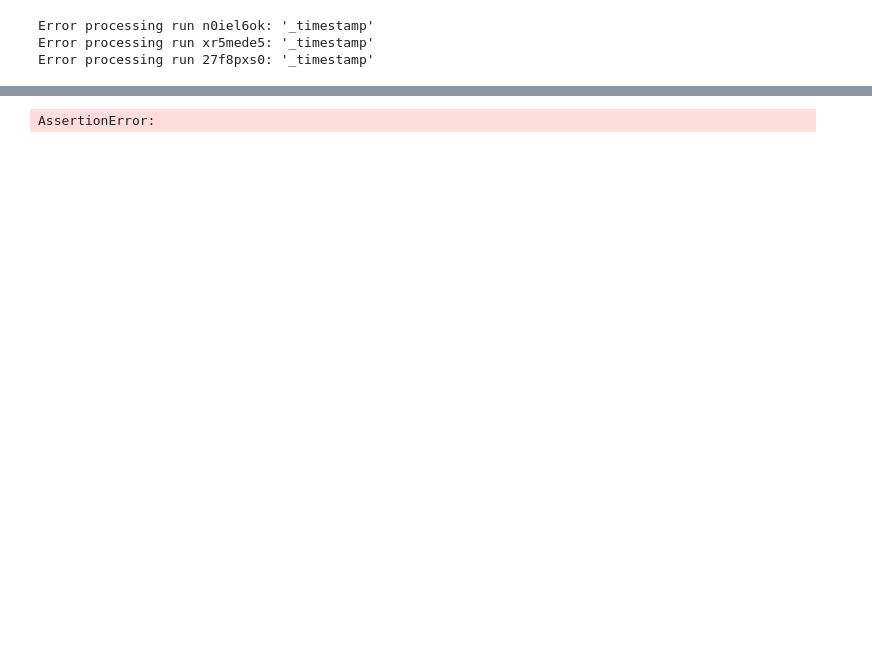
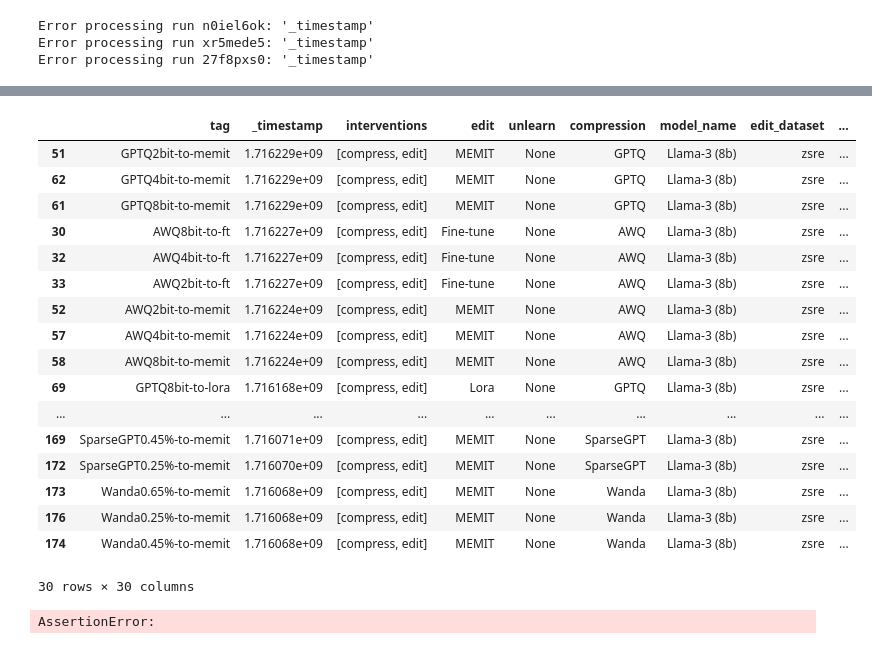
Before and after one commit to hartvigsen-group/composable-interventions, a Jupyter notebook: notebooks/tables.ipynb, the cells around one changed output, grey strips where cells are left out. Cells and saved outputs as stored; diff of their text form; code cells hidden in the pictures; blank space fills up the shorter version.

```diff
--- a/notebooks/tables.ipynb
+++ b/notebooks/tables.ipynb
@@ -140,29 +211,48 @@ all_runs_df_deduplicated[all_runs_df_deduplicated["compression"] == "SparseGPT"]
 # %%
 data = all_runs_df_deduplicated
 # print(data["interventions"])
 # Select rows where the "interventions" column is exactly ["edit"]
 temp = data[data["interventions"].apply(lambda x: x == ["edit", "compress"])]
 
 categories = {
     "No Intervention": data[data["interventions"].apply(lambda x: x == [])].copy(),
     "Editing": data[data["interventions"].apply(lambda x: x == ["edit"])].copy(),
     "Compression": data[data["interventions"].apply(lambda x: x == ["compress"])].copy(),
     "Edit to Compression": data[data["interventions"].apply(lambda x: x == ["edit", "compress"])].copy(),
     "Compression to Edit": data[data["interventions"].apply(lambda x: x == ["compress", "edit"])].copy(),
     "Unlearn": data[data["interventions"].apply(lambda x: x == ["unlearn"])].copy(),
     "Edit to Unlearn": data[data["interventions"].apply(lambda x: x == ["edit", "unlearn"])].copy(),
     "Unlearn to Edit": data[data["interventions"].apply(lambda x: x == ["unlearn", "edit"])].copy(),
     "Compress to Unlearn": data[data["interventions"].apply(lambda x: x == ["compress", "unlearn"])].copy(),
     "Unlearn to Compress": data[data["interventions"].apply(lambda x: x == ["unlearn", "compress"])].copy()
 }
 
-assert len(categories["No Intervention"]) == 1
-assert len(categories["Editing"]) == 2 # Should be 3
-assert len(categories["Compression"]) == 6
-assert len(categories["Compression"]) == 12 # Should be 18, 6 per
-categories["Edit to Compression"]
+assert len(categories["No Intervention"]) == 0 # Should be 1
+assert len(categories["Editing"]) == 3
+assert len(categories["Compression"]) == 12
+assert len(categories["Edit to Compression"]) == 32 # Should be 36 Missing LoRA Quant
+display(categories["Compression to Edit"])
+assert len(categories["Compression to Edit"]) == 0
 # %% [output]
+|  | tag | _timestamp | interventions | edit | unlearn | compression | model_name | edit_dataset | ... |
+| 51 | GPTQ2bit-to-memit | 1.716229e+09 | [compress, edit] | MEMIT | None | GPTQ | Llama-3 (8b) | zsre | ... |
+| 62 | GPTQ4bit-to-memit | 1.716229e+09 | [compress, edit] | MEMIT | None | GPTQ | Llama-3 (8b) | zsre | ... |
+| 61 | GPTQ8bit-to-memit | 1.716229e+09 | [compress, edit] | MEMIT | None | GPTQ | Llama-3 (8b) | zsre | ... |
+| 30 | AWQ8bit-to-ft | 1.716227e+09 | [compress, edit] | Fine-tune | None | AWQ | Llama-3 (8b) | zsre | ... |
+| 32 | AWQ4bit-to-ft | 1.716227e+09 | [compress, edit] | Fine-tune | None | AWQ | Llama-3 (8b) | zsre | ... |
+| 33 | AWQ2bit-to-ft | 1.716227e+09 | [compress, edit] | Fine-tune | None | AWQ | Llama-3 (8b) | zsre | ... |
+| 52 | AWQ2bit-to-memit | 1.716224e+09 | [compress, edit] | MEMIT | None | AWQ | Llama-3 (8b) | zsre | ... |
+| 57 | AWQ4bit-to-memit | 1.716224e+09 | [compress, edit] | MEMIT | None | AWQ | Llama-3 (8b) | zsre | ... |
+| 58 | AWQ8bit-to-memit | 1.716224e+09 | [compress, edit] | MEMIT | None | AWQ | Llama-3 (8b) | zsre | ... |
+| 69 | GPTQ8bit-to-lora | 1.716168e+09 | [compress, edit] | Lora | None | GPTQ | Llama-3 (8b) | zsre | ... |
+| ... | ... | ... | ... | ... | ... | ... | ... | ... | ... |
+| 169 | SparseGPT0.45%-to-memit | 1.716071e+09 | [compress, edit] | MEMIT | None | SparseGPT | Llama-3 (8b) | zsre | ... |
+| 172 | SparseGPT0.25%-to-memit | 1.716070e+09 | [compress, edit] | MEMIT | None | SparseGPT | Llama-3 (8b) | zsre | ... |
+| 173 | Wanda0.65%-to-memit | 1.716068e+09 | [compress, edit] | MEMIT | None | Wanda | Llama-3 (8b) | zsre | ... |
+| 176 | Wanda0.25%-to-memit | 1.716068e+09 | [compress, edit] | MEMIT | None | Wanda | Llama-3 (8b) | zsre | ... |
+| 174 | Wanda0.45%-to-memit | 1.716068e+09 | [compress, edit] | MEMIT | None | Wanda | Llama-3 (8b) | zsre | ... |
-AssertionError:
+30 rows × 30 columns
+AssertionError:
 # %%
 def format_flops(value):
     """ Format FLOPs with three significant figures and appropriate suffix. """
```
Also changed, not shown: parts of 7 cells of this notebook, 2 other files.
